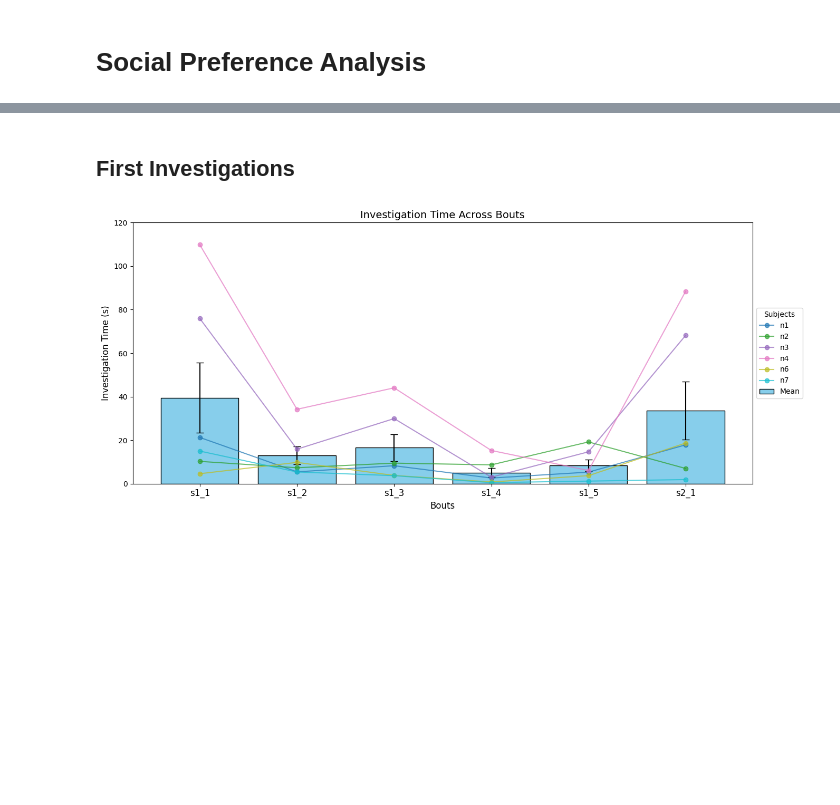
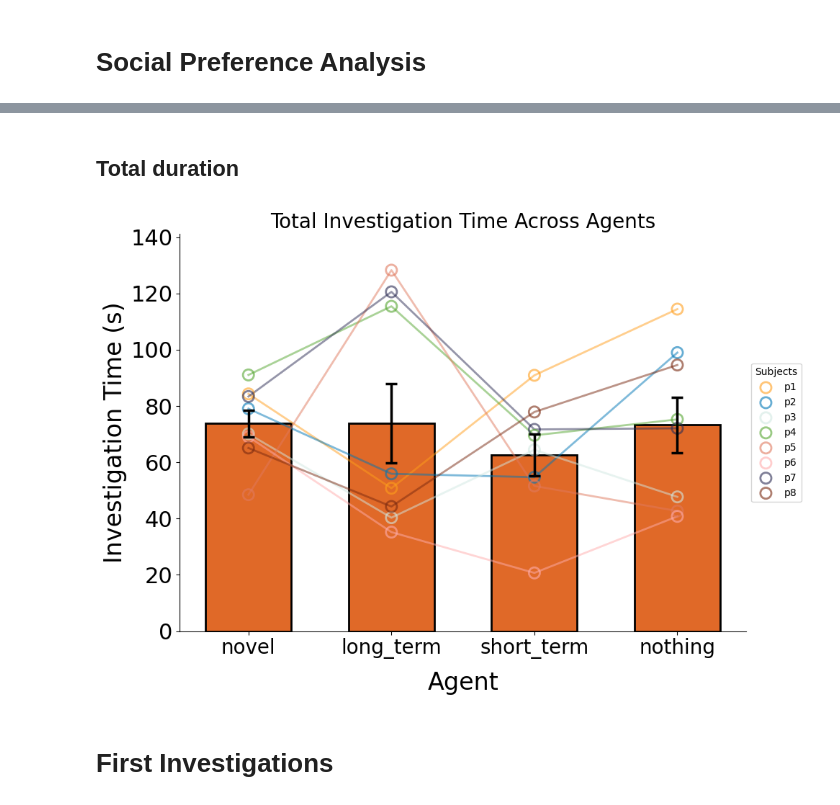
Before and after one commit to AlbertLeei/PCLAB_Photometry, a Jupyter notebook: P2_Code/social_pref/social_pref_analysis.ipynb, the cells around one changed output, grey strips where cells are left out. Drawn from its saved outputs; the diff is of its cells as text; code cells hidden in the pictures; blank space fills up the shorter version.

Commit message:
Social Preference

```diff
--- a/P2_Code/social_pref/social_pref_analysis.ipynb
+++ b/P2_Code/social_pref/social_pref_analysis.ipynb
@@ -16,8 +18,14 @@ from group_tdt_class import *
 # %%
-# experiment_path = r"C:\Users\alber\OneDrive\Desktop\PC_Lab\Photometry\Pilot_2\Combined\Hab_Dishab\mpfc"
-# csv_base_path = r"C:\Users\alber\OneDrive\Desktop\PC_Lab\Photometry\Pilot_2\Combined\Hab_Dishab\mpfc_csvs"
+experiment_path = r"C:\Users\alber\OneDrive\Desktop\PC_Lab\Photometry\Pilot_2\Combined\Social_Pref\mpfc"
+csv_base_path = r"C:\Users\alber\OneDrive\Desktop\PC_Lab\Photometry\Pilot_2\Combined\Social_Pref\mpfc_csvs"
+brain_region = '#e06928'
 
-experiment_path = r"C:\Users\alber\OneDrive\Desktop\PC_Lab\Photometry\Pilot_2\Combined\Hab_Dishab\nac"
-csv_base_path = r"C:\Users\alber\OneDrive\Desktop\PC_Lab\Photometry\Pilot_2\Combined\Hab_Dishab\nac_csvs"
+
+# experiment_path = r"C:\Users\alber\OneDrive\Desktop\PC_Lab\Photometry\Pilot_2\Combined\Social_Pref\nac"
+# csv_base_path = r"C:\Users\alber\OneDrive\Desktop\PC_Lab\Photometry\Pilot_2\Combined\Social_Pref\nac_csvs"
+# brain_region = '#1a58af'
+
+
+cup_assignment_csv_path = r"C:\Users\alber\OneDrive\Desktop\PC_Lab\Photometry\Pilot_2\Combined\Social_Pref\Social_Pref_sheet.csv"
 # %%
 group_data = GroupTDTData(experiment_path, csv_base_path)
@@ -59,46 +70,10 @@ Finished processing n7-240821-114717
+# %% [markdown]
+## Total duration
+# %%
+avg_inv_tot_duration_df = sp_extract_total_investigation_time(group_data=group_data, bouts=['novel', 'long_term', 'short_term', 'nothing'])
+
+plot_y_across_bouts(avg_inv_tot_duration_df, 'Total Investigation Time Across Agents','Investigation Time (s)',bar_color=brain_region)
+# %% [output]
+[figure, added]
 # %% [markdown]
-## First Investigations
+# First Investigations
-# %%
-# Define the simplified bout investigation time columns
-bouts = ['s1_1', 's1_2', 's1_3', 's1_4', 's1_5','s2_1']
-bout_investigation_columns = [f'Bout_{bout} Investigation Time' for bout in bouts]
-
-# Extracting the data for investigation times from the DataFrame
-investigation_times = group_data.hab_dishab_df[bout_investigation_columns].values
-
-# Calculate the mean and SEM for investigation time for each bout across all subjects
-mean_investigation_times = np.nanmean(investigation_times, axis=0)
-sem_investigation_times = np.nanstd(investigation_times, axis=0) / np.sqrt(len(group_data.hab_dishab_df))
-
-# Create the plot
-fig, ax = plt.subplots(figsize=(16, 6))
-
-# Plot the bar plot with error bars
-bars = ax.bar(bouts, mean_investigation_times, yerr=sem_investigation_times, capsize=5, color='skyblue', edgecolor='black', label='Mean')
-
-# Plot each individual's investigation times and connect the dots between bars
-colors = plt.cm.get_cmap('tab10', len(group_data.hab_dishab_df))  # Use a colormap with enough unique colors for each subject
-
-for i, subject_data in enumerate(investigation_times):
-    ax.plot(bouts, subject_data, marker='o', linestyle='-', color=colors(i), alpha=0.7, label=group_data.hab_dishab_df['Subject'][i])
-
-# Add labels, title, and format
-ax.set_ylabel('Investigation Time (s)', fontsize=12)
-ax.set_xlabel('Bouts', fontsize=12)
-ax.set_ylim(0, 120)
-ax.set_title('Investigation Time Across Bouts', fontsize=14)
-
-# Set x-ticks to match the bout labels
-ax.set_xticks(np.arange(len(bouts)))
-ax.set_xticklabels(bouts, fontsize=12)
-
-# Add the legend on the right side, outside the plot
-ax.legend(loc='center left', bbox_to_anchor=(1, 0.5), title="Subjects")
-
-# Adjust layout to ensure the legend fits within the figure
-plt.tight_layout(rect=[0, 0, 0.85, 1])  # Adjust the right margin to fit the legend
-
-# Display the plot
-plt.show()
-# %% [output]
-[figure, removed]
```
Also changed, not shown: parts of 12 cells of this notebook, 9 other files.
